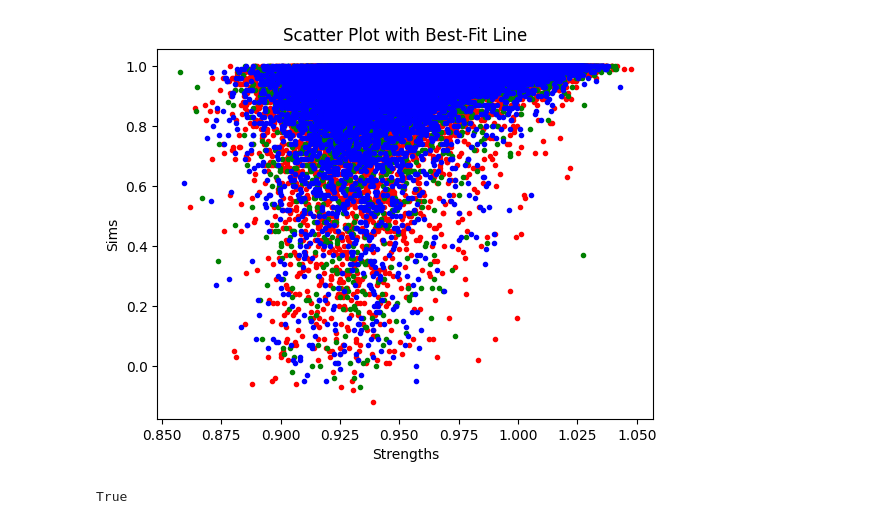
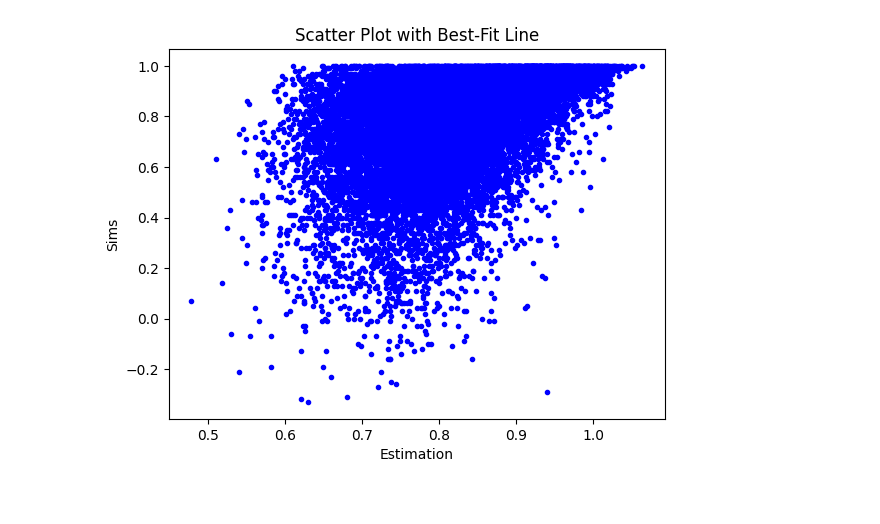
Before and after one commit to TheSun00000/SSL-strength-wise, a Jupyter notebook: test.ipynb, the cells around one changed output. Cells and saved outputs as stored; diff of their text form; code cells hidden in the pictures.

Commit message:
add hardness estimation

```diff
--- a/test.ipynb
+++ b/test.ipynb
@@ -19,7 +17,7 @@ with open('local/collected_data_with_crop.txt', 'r') as file:
 
 epochs_lines = data.split('\n\n\n\n\n\n\n')
 # %%
-ops = ['Bri', 'Col', 'Con', 'Sha', 'Rot', 'She', 'Tra', 'Aut', 'Equ', 'Inv', 'Pos', 'Sol']
+ops = ['Bri', 'Col', 'Con', 'Sha', 'Rot', 'She', 'Tra', 'Aut', 'Equ', 'Inv', 'Pos', 'Sol', 'flip']
 # %%
 def line2parts(line):
     parts = ['']
@@ -111,8 +109,8 @@ def parts2vector(x1_x2_sim):
     iou = intersection_over_union(x1[-2][1], x2[-2][1])
 
     return  np.concatenate((
-        # abs(vec1 - vec2),
-        vec1, vec2,
+        abs(vec1 - vec2),
+        # vec1, vec2,
         [1-iou]
     ))
 
@@ -140,7 +138,7 @@ def epoch2vectors(epoch, samples=None):
 # %%
 # for epoch in tqdm(epochs_lines):
 
-i = 700
+i = 50
 vec_i, sims_i = epoch2vectors(epochs_lines[i])
 vec_j, sims_j = epoch2vectors(epochs_lines[i+1])
 
@@ -152,14 +150,8 @@ s = 30000
 X_train_i, y_train_i, X_test_i, y_test_i = vec_i[:s], sims_i[:s], vec_i[s:], sims_i[s:]
 # X_train_j, y_train_j, X_test_j, y_test_j = vec_j[:s], sims_j[:s], vec_j[s:], sims_j[s:]
 
-# cca = CCA(n_components=1)  # We only need 1 pair of canonical variates
-# cca.fit(X, Y)
-# x_weights = cca.x_weights_.reshape(-1)  # Reshape to a 1D vector
-# f_of_x = X.dot(x_weights)
-
-
-# model = LinearRegression()
-model = MLPRegressor(hidden_layer_sizes=(512), max_iter=1000, random_state=42, activation='relu')
+model = LinearRegression()
+# model = MLPRegressor(hidden_layer_sizes=(512,512), max_iter=1000, random_state=42, activation='relu')
 model.fit(X_train_i, y_train_i)
 
 
@@ -167,23 +159,18 @@ pred_train_i = model.predict(X_train_i)
 pred_test_i  = model.predict(X_test_i)
 pred_j  = model.predict(vec_j)
 
-# print('train loss:', abs(y_train_i - pred_train_i).mean())
-# print('test loss:', abs(y_test_i - pred_test_i).mean())
-# print("Correlation train:", np.corrcoef(pred_train_i, y_train_i)[0, 1])
-# print("Correlation test:", np.corrcoef(pred_test_i, y_test_i)[0, 1])
+print('train loss:', abs(y_train_i - pred_train_i).mean())
+print('test loss:', abs(y_test_i - pred_test_i).mean())
+print('next loss:', abs(sims_j - pred_j).mean())
+
+print("Correlation train:", np.corrcoef(pred_train_i, y_train_i)[0, 1])
+print("Correlation test:", np.corrcoef(pred_test_i, y_test_i)[0, 1])
 
 
-plt.scatter(pred_j, sims_j, marker='.', c='red', alpha=1)
-plt.scatter(pred_test_i, y_test_i, marker='.', c='green', alpha=1)
+# plt.scatter(pred_j, sims_j, marker='.', c='red', alpha=1)
+# plt.scatter(pred_test_i, y_test_i, marker='.', c='green', alpha=1)
 plt.scatter(pred_train_i, y_train_i, marker='.', c='blue', alpha=1)
-
-# coefficients = np.polyfit(f_of_x, sims, 1)
-# poly = np.poly1d(coefficients)
-# fit_line = poly(f_of_x)
-
-# plt.plot(f_of_x, fit_line, color='red')
-
-plt.xlabel('Strengths')
+plt.xlabel('Estimation')
 plt.ylabel('Sims')
 plt.title('Scatter Plot with Best-Fit Line')
 plt.show()
@@ -191 +183 @@ plt.show()
-[figure, old version]
+[figure, new version]
@@ -196,4 +183,0 @@ dataset = torchvision.datasets.CIFAR10('./dataset/cifar10/', train=True)
-# %%
-dataset[0][0] == TranslateX(dataset[0][0], 0)
-# %% [output]
-True
```
Also changed, not shown: parts of 11 cells of this notebook, 3 other files.
